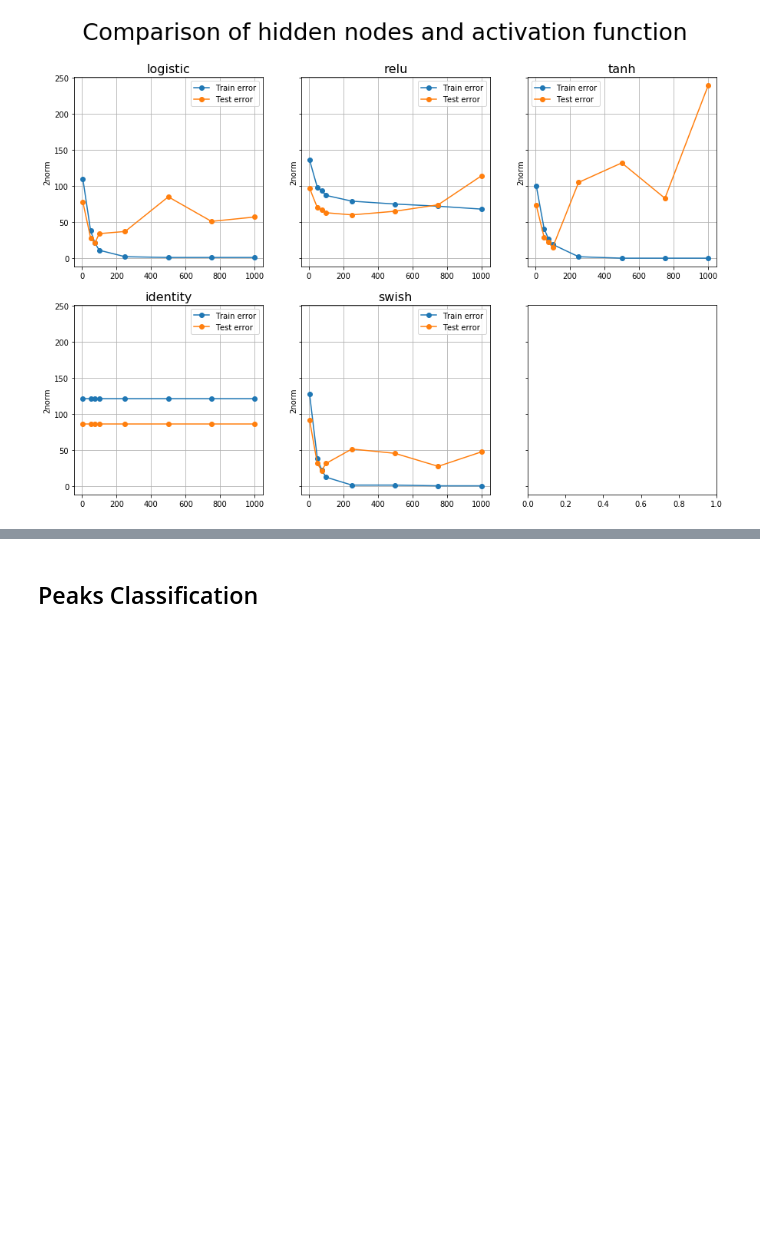
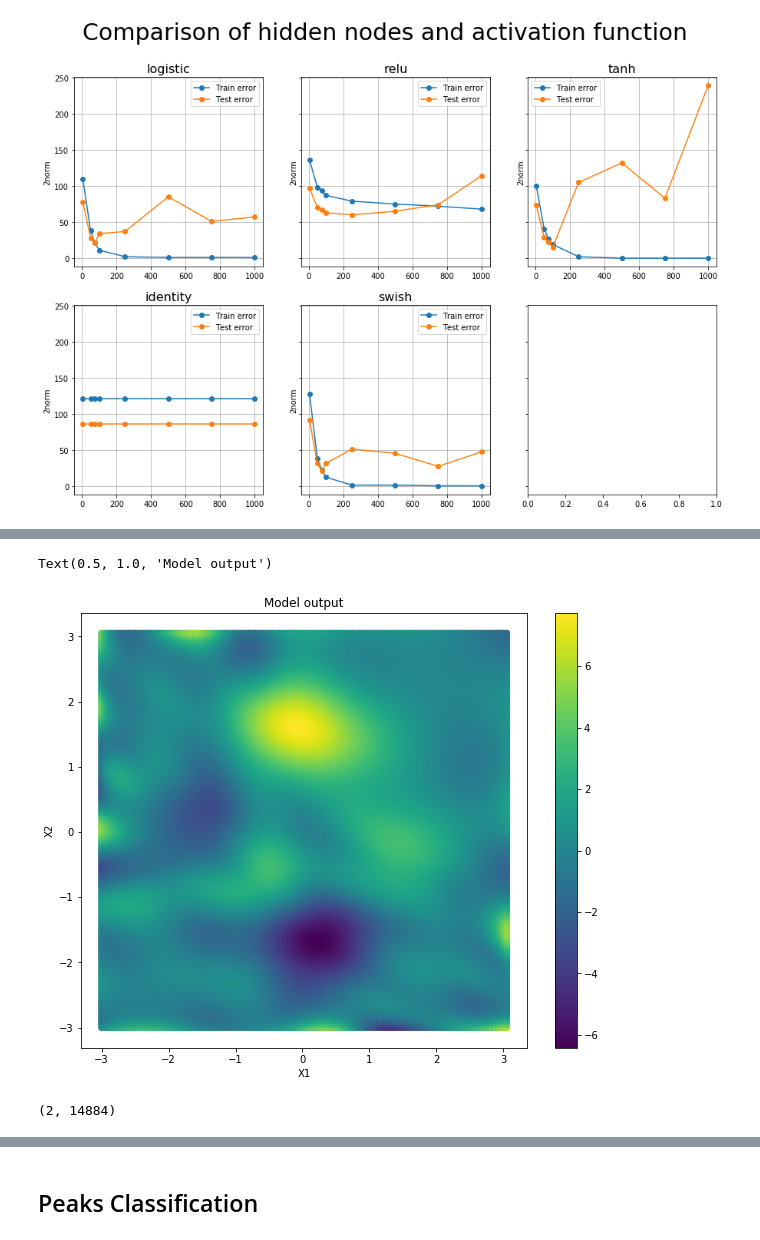
Before and after one commit to tXiao95/py_experiments, a Jupyter notebook: ExtremeLearningMachine.ipynb, the cells around one changed output, grey strips where cells are left out. Drawn from its saved outputs; the diff is of its cells as text; code cells hidden in the pictures; blank space fills up the shorter version.

```diff
--- a/ExtremeLearningMachine.ipynb
+++ b/ExtremeLearningMachine.ipynb
@@ -82,0 +133,5 @@ for k in range(n):
+# %%
+X = np.arange(-3,3.1,.05)
+Y = np.arange(-3,3.1,.05)
+Grid = np.array([np.array([x, y]) for x in X for y in Y]).T
+preds = model_reg.predict(Grid)
@@ -82,0 +142,11 @@ for k in range(n):
+# %%
+plt.figure(figsize = (10,8))
+#plt.scatter(Ytrain[0], Ytrain[1], c = Ctrain[0])
+plt.scatter(Grid[0], Grid[1], c = preds[0])
+plt.xlabel("X1")
+plt.ylabel("X2")
+plt.colorbar()
+plt.title('Model output')
+# %% [output]
+Text(0.5, 1.0, 'Model output')
+[figure, added]
@@ -82,0 +155,4 @@ for k in range(n):
+# %%
+Grid.shape
+# %% [output]
+(2, 14884)
```
Also changed, not shown: parts of 18 cells of this notebook.
